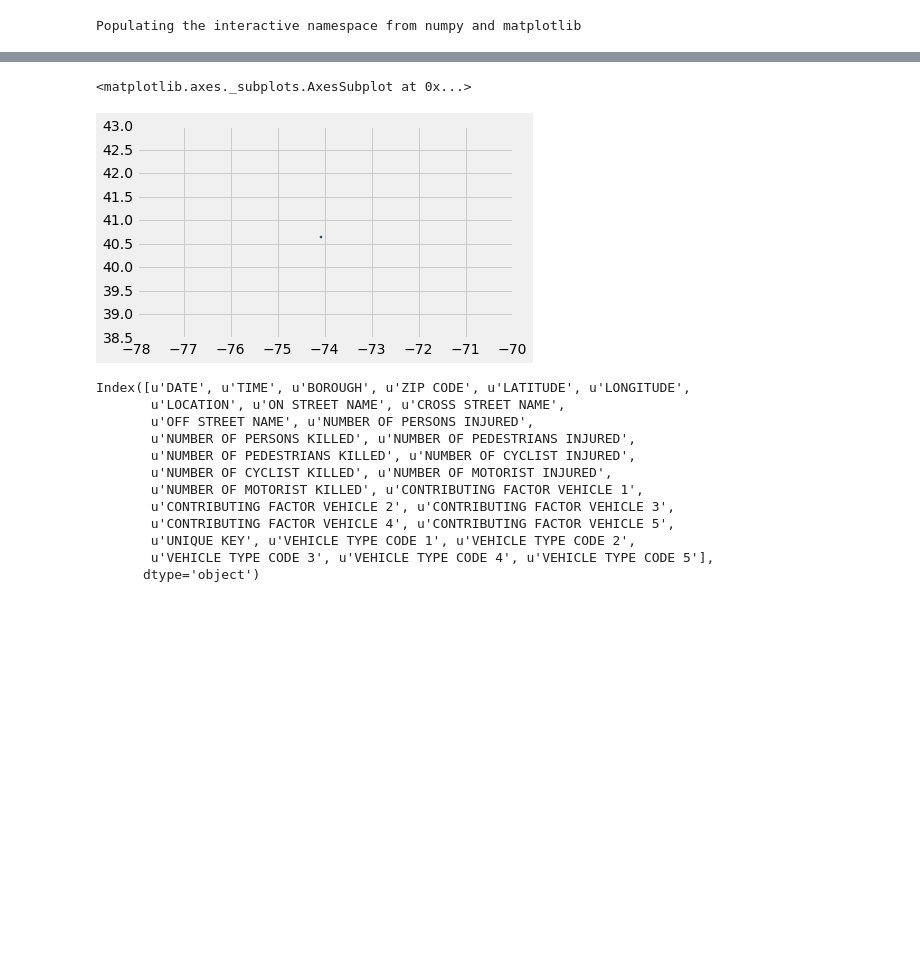
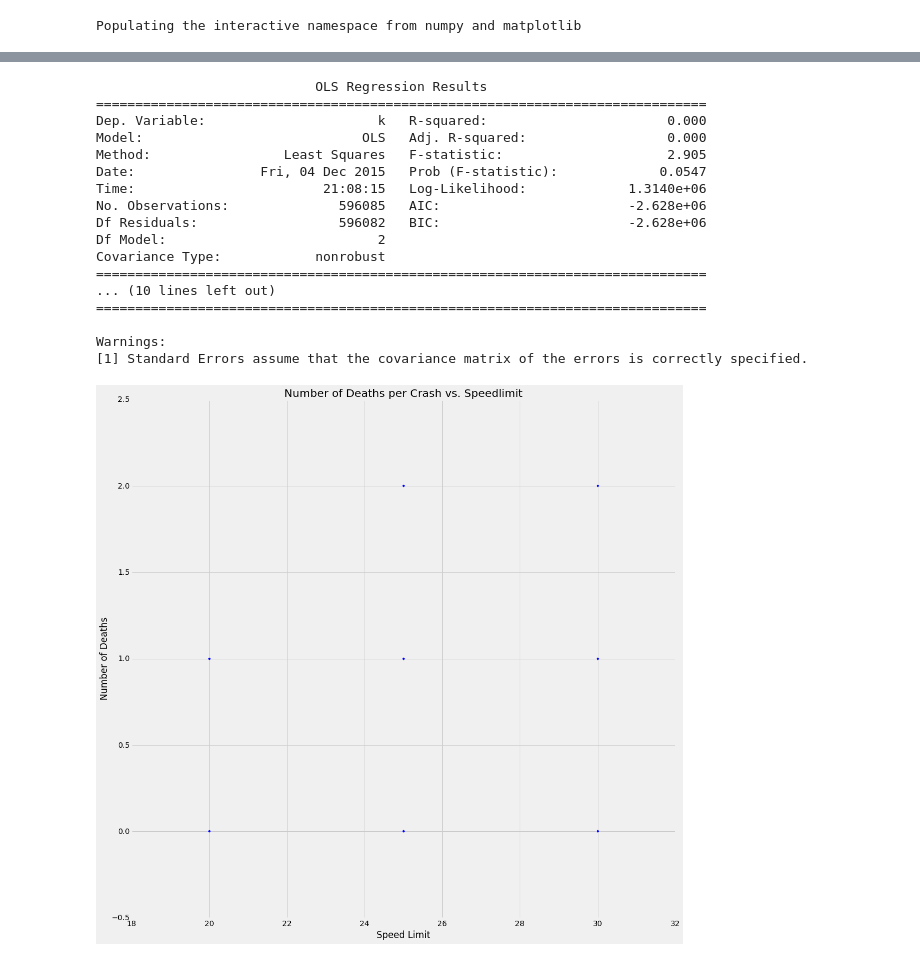
Before and after one commit to afcarl/civic_ps3, a Jupyter notebook: Slow Zones.ipynb, the cells around one changed output, grey strips where cells are left out. Saved outputs shown, nothing was run; the diff lists cells and outputs as text; code cells hidden in the pictures; blank space fills up the shorter version.

```diff
--- a/Slow Zones.ipynb
+++ b/Slow Zones.ipynb
@@ -77,8 +74,3 @@ slowzones.plot()
-# %%
-slowzones.intersection(Point(-74.08100100007188,40.6370809990848)).plot()
-# %% [output]
-<matplotlib.axes._subplots.AxesSubplot at 0x...>
-[figure, removed]
 # %%
 def convertDate(d):
     #dt = datetime.datetime.strptime(d, '%Y-%m-%d %H:%M:%S')
@@ -89,18 +81,3 @@ def convertDate(d):
     return dt
 
 crashes = pd.read_csv('NYPD_Motor_Vehicle_Collisions.csv', converters={'DATE': convertDate})#, parse_dates=[1])
-# %%
-crashes.columns
-# %% [output]
-Index([u'DATE', u'TIME', u'BOROUGH', u'ZIP CODE', u'LATITUDE', u'LONGITUDE',
-       u'LOCATION', u'ON STREET NAME', u'CROSS STREET NAME',
-       u'OFF STREET NAME', u'NUMBER OF PERSONS INJURED',
-       u'NUMBER OF PERSONS KILLED', u'NUMBER OF PEDESTRIANS INJURED',
-       u'NUMBER OF PEDESTRIANS KILLED', u'NUMBER OF CYCLIST INJURED',
-       u'NUMBER OF CYCLIST KILLED', u'NUMBER OF MOTORIST INJURED',
-       u'NUMBER OF MOTORIST KILLED', u'CONTRIBUTING FACTOR VEHICLE 1',
-       u'CONTRIBUTING FACTOR VEHICLE 2', u'CONTRIBUTING FACTOR VEHICLE 3',
-       u'CONTRIBUTING FACTOR VEHICLE 4', u'CONTRIBUTING FACTOR VEHICLE 5',
-       u'UNIQUE KEY', u'VEHICLE TYPE CODE 1', u'VEHICLE TYPE CODE 2',
-       u'VEHICLE TYPE CODE 3', u'VEHICLE TYPE CODE 4', u'VEHICLE TYPE CODE 5'],
-      dtype='object')
@@ -108,0 +93,58 @@ crashes['GEO'] = crashes.apply(lambda x: Point(x['LONGITUDE'], x['LATITUDE']), a
+# %%
+def getSlowzone(crash):
+    sz = slowzones[slowzones.intersects(crash['GEO'])]#.size
+    if sz.size > 0:
+        return sz.index[0]
+
+    return float('nan')
+# %%
+crashes['slowzone'] = crashes.apply(getSlowzone, axis=1)
+# %%
+vz25date = datetime.datetime(year=2014, month=11, day=7)
+def getSpeedLimit(crash):
+    if not np.isnan(crash['slowzone']):
+        if crash['DATE'] >= slowzones['date'][crash['slowzone']]:#slowzones.iloc[crash['slowzone']]['date']:
+            return 20
+
+    if crash['DATE'] > vz25date:
+        return 25
+
+    return 30
+# %%
+crashes['speedlimit'] = crashes.apply(getSpeedLimit, axis=1)
+# %%
+figure, ax = pl.subplots(figsize=(16,16))
+#ax.plot_date(np.unique(crashes['DATE']), agg, '-')
+
+subset = crashes#[crashes['PERCENT OF PEDESTRIANS KILLED']>=0]
+
+ax.scatter(subset['speedlimit'], subset['NUMBER OF PEDESTRIANS KILLED'])
+
+ax.set_title('Number of Deaths per Crash vs. Speedlimit')
+ax.set_ylabel('Number of Deaths')
+ax.set_xlabel('Speed Limit')
+
+mod = smf.ols(formula='k ~ C(s)', data = {'s': subset['speedlimit'], 'k': subset['NUMBER OF PEDESTRIANS KILLED']}).fit()
+print mod.summary()
+#abline_plot(model_results=mod, ax=ax, color='red')
+#y = mod.params[0] + mod.params[1]*np.arange(len(agg))
+#ax.plot_date(np.unique(crashes['DATE']), y, 'r--')
+# %% [output]
+                            OLS Regression Results
+==============================================================================
+Dep. Variable:                      k   R-squared:                       0.000
+Model:                            OLS   Adj. R-squared:                  0.000
+Method:                 Least Squares   F-statistic:                     2.905
+Date:                Fri, 04 Dec 2015   Prob (F-statistic):             0.0547
+Time:                        21:08:15   Log-Likelihood:             1.3140e+06
+No. Observations:              596085   AIC:                        -2.628e+06
+Df Residuals:                  596082   BIC:                        -2.628e+06
+Df Model:                           2
+Covariance Type:            nonrobust
+==============================================================================
+... (10 lines left out)
+==============================================================================
+
+Warnings:
+[1] Standard Errors assume that the covariance matrix of the errors is correctly specified.
+[figure, added]
```
Also changed, not shown: parts of 20 cells of this notebook.
